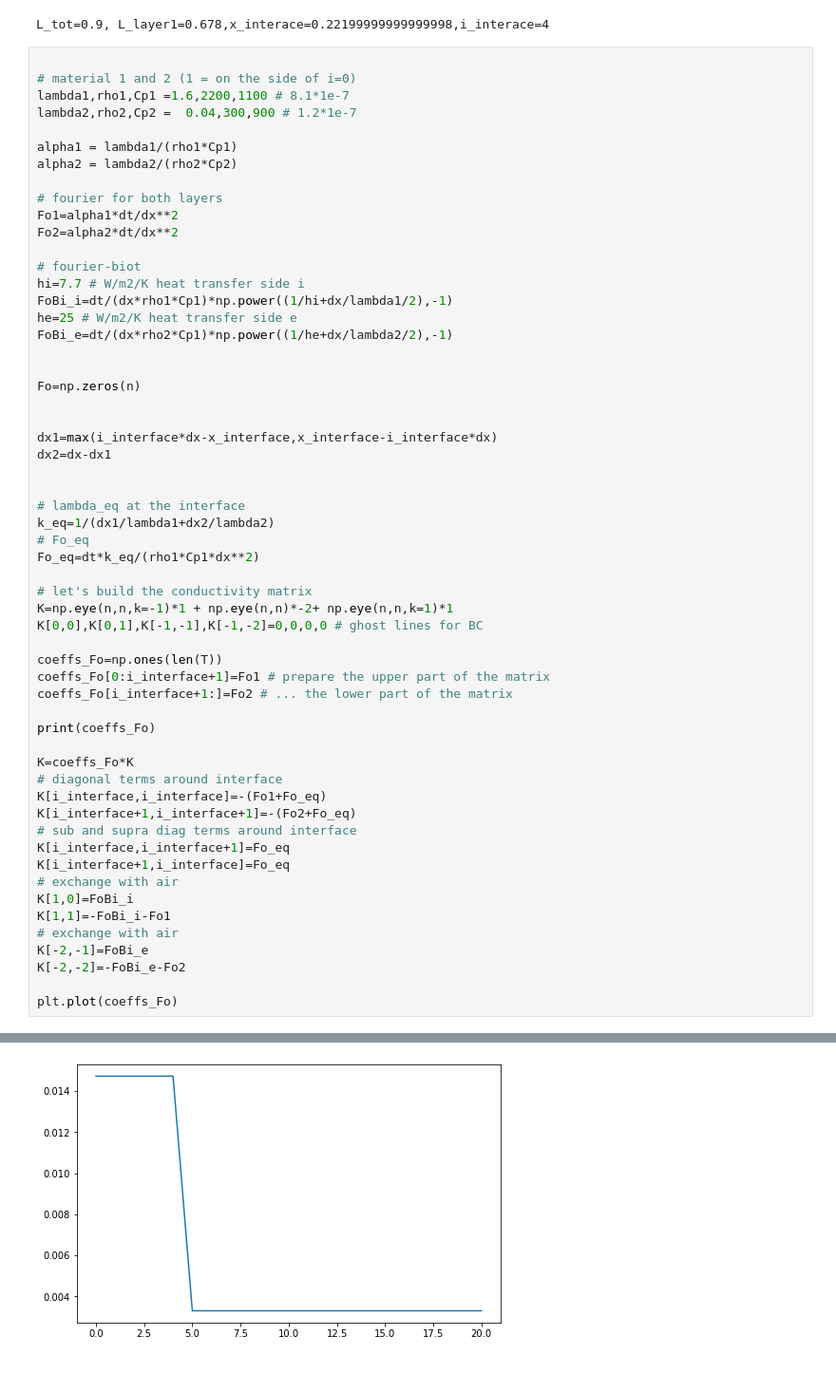
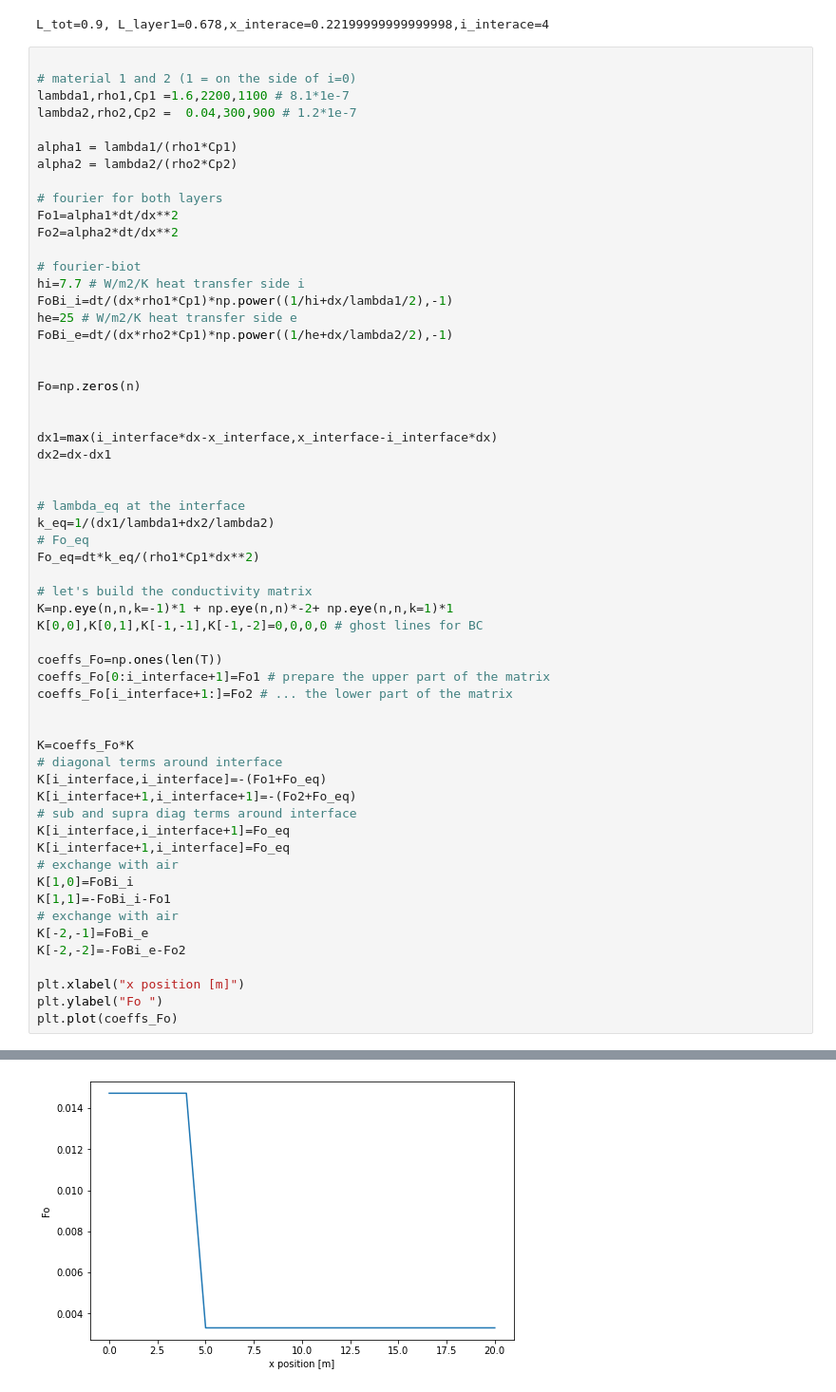
Before and after one commit to eddes/buildingphysics, a Jupyter notebook: notebooks/chapter_1/Euler_and_CN_schemes.ipynb, the cells around one changed output, grey strips where cells are left out. Shown at 95% size. Drawn from its saved outputs; the diff is of its cells as text.

```diff
--- a/notebooks/chapter_1/Euler_and_CN_schemes.ipynb
+++ b/notebooks/chapter_1/Euler_and_CN_schemes.ipynb
@@ -305,7 +305,6 @@ coeffs_Fo=np.ones(len(T))
 coeffs_Fo[0:i_interface+1]=Fo1 # prepare the upper part of the matrix
 coeffs_Fo[i_interface+1:]=Fo2 # ... the lower part of the matrix
 
-print(coeffs_Fo)
 
 K=coeffs_Fo*K
 # diagonal terms around interface
@@ -321,5 +320,7 @@ K[1,1]=-FoBi_i-Fo1
 K[-2,-1]=FoBi_e
 K[-2,-2]=-FoBi_e-Fo2
 
+plt.xlabel("x position [m]")
+plt.ylabel("Fo ")
 plt.plot(coeffs_Fo)
 # %% [output]
@@ -331 +328 @@ plt.plot(coeffs_Fo)
-[figure, old version]
+[figure, new version]
```
Also changed, not shown: parts of 3 cells of this notebook.
